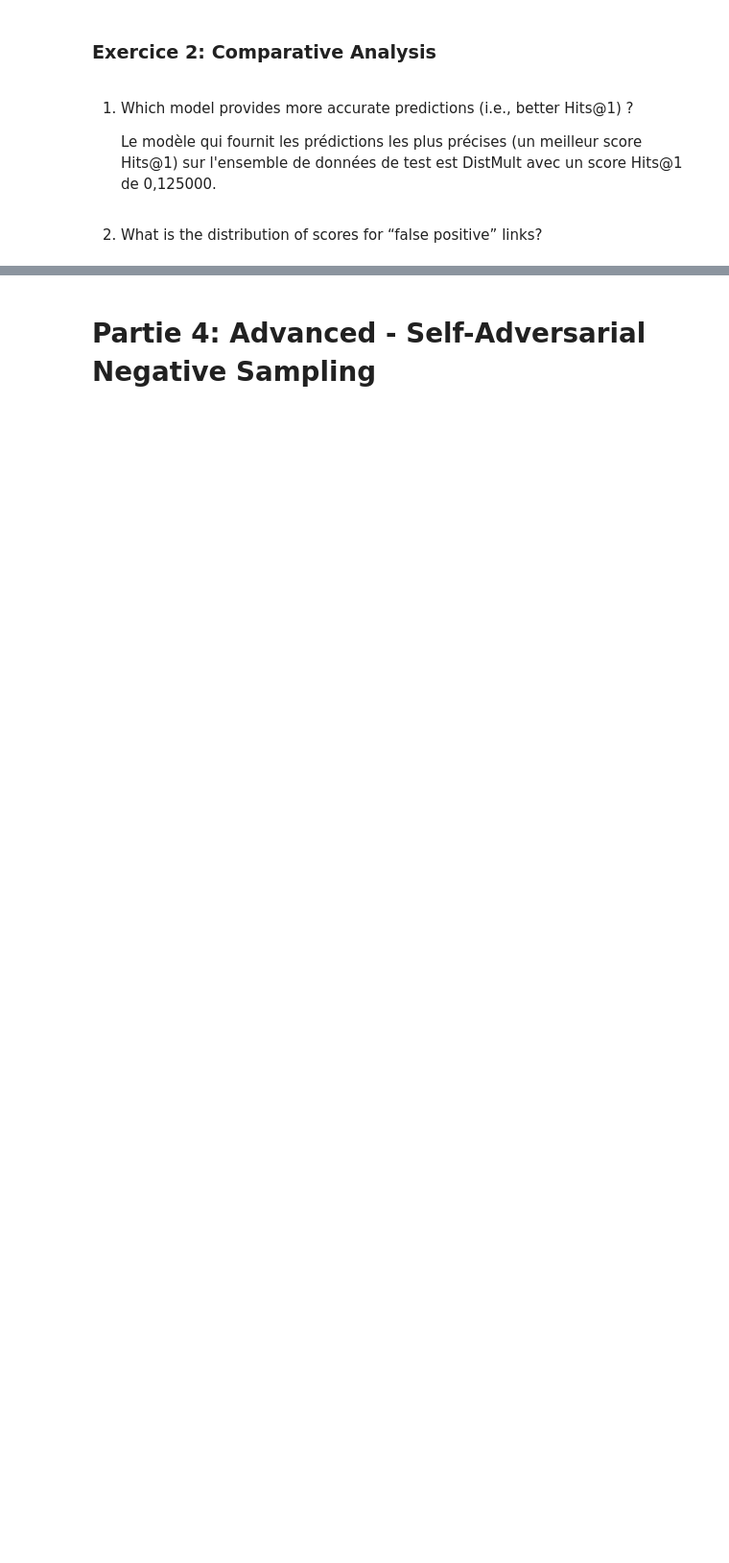
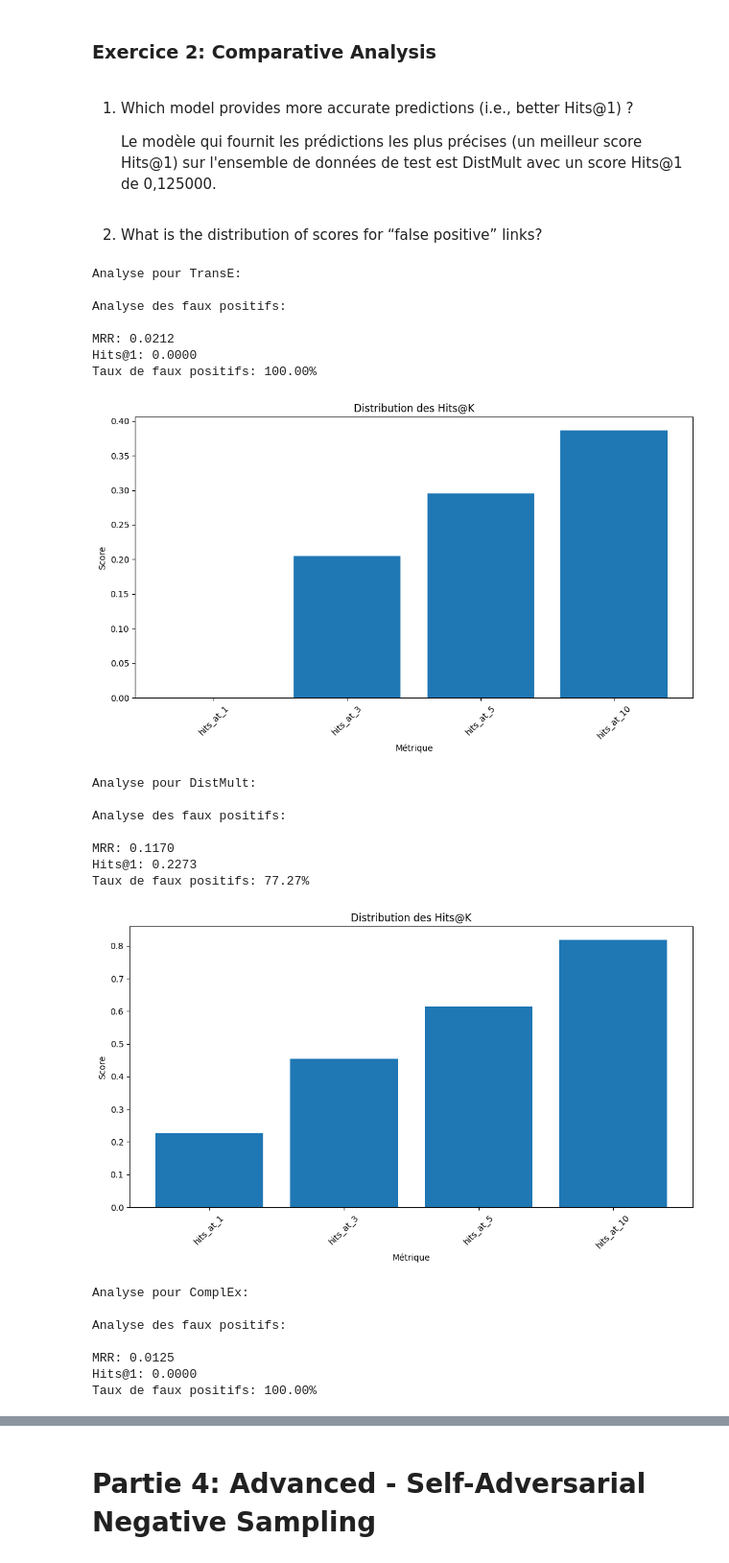
Before and after one commit to Flyomega/TP2_Graphe, a Jupyter notebook: tp2.ipynb, the cells around one changed output, grey strips where cells are left out. Shown at 96% size. Drawn from its saved outputs; the diff is of its cells as text; code cells hidden in the pictures; blank space fills up the shorter version.

```diff
--- a/tp2.ipynb
+++ b/tp2.ipynb
@@ -863,3 +862,77 @@ RotatE : Mean Rank de 41.833333, MRR de 0.141266, Hits@1 de 0.041667, Hits@3 de
     Le modèle qui fournit les prédictions les plus précises (un meilleur score Hits@1) sur l'ensemble de données de test est DistMult avec un score Hits@1 de 0,125000.
 # %% [markdown]
 2. What is the distribution of scores for “false positive” links?
+# %%
+def analyze_false_positives(results_df):
+    """Analyse la distribution des faux positifs à partir du DataFrame de résultats."""
+    print("\nAnalyse des faux positifs:")
+
+    # Filtrer pour obtenir les rangs (realistic/both)
+    ranks_data = results_df[
+        (results_df['Side'] == 'both') &
+        (results_df['Rank_type'] == 'realistic')
+    ]
+
+    # Extraire les métriques pertinentes
+    mrr = ranks_data[ranks_data['Metric'] == 'inverse_arithmetic_mean_rank']['Value'].iloc[0]
+    hits_1 = ranks_data[ranks_data['Metric'] == 'hits_at_1']['Value'].iloc[0]
+
+    # Calculer le taux de faux positifs (1 - hits@1)
+    fp_rate = (1 - hits_1) * 100
+
+    print(f"\nMRR: {mrr:.4f}")
+    print(f"Hits@1: {hits_1:.4f}")
+    print(f"Taux de faux positifs: {fp_rate:.2f}%")
+
+    # Visualisation de la distribution des scores
+    plt.figure(figsize=(10, 6))
+    metrics = ['hits_at_1', 'hits_at_3', 'hits_at_5', 'hits_at_10']
+    scores = []
+
+    for metric in metrics:
+        score = ranks_data[ranks_data['Metric'] == metric]['Value'].iloc[0]
+        scores.append(score)
+
+    plt.bar(metrics, scores)
+    plt.title('Distribution des Hits@K')
+    plt.xlabel('Métrique')
+    plt.ylabel('Score')
+    plt.xticks(rotation=45)
+    plt.tight_layout()
+    plt.show()
+
+    # Retourner les statistiques principales
+    return {
+        'mrr': mrr,
+        'hits@1': hits_1,
+        'fp_rate': fp_rate
+    }
+
+# Appeler la fonction pour chaque modèle
+for model_name, results in models_results.items():
+    print(f"\nAnalyse pour {model_name}:")
+    stats = analyze_false_positives(results)
+# %% [output]
+Analyse pour TransE:
+
+Analyse des faux positifs:
+
+MRR: 0.0212
+Hits@1: 0.0000
+Taux de faux positifs: 100.00%
+[figure, added]
+Analyse pour DistMult:
+
+Analyse des faux positifs:
+
+MRR: 0.1170
+Hits@1: 0.2273
+Taux de faux positifs: 77.27%
+[figure, added]
+Analyse pour ComplEx:
+
+Analyse des faux positifs:
+
+MRR: 0.0125
+Hits@1: 0.0000
+Taux de faux positifs: 100.00%
```
Also changed, not shown: parts of 13 cells of this notebook.
